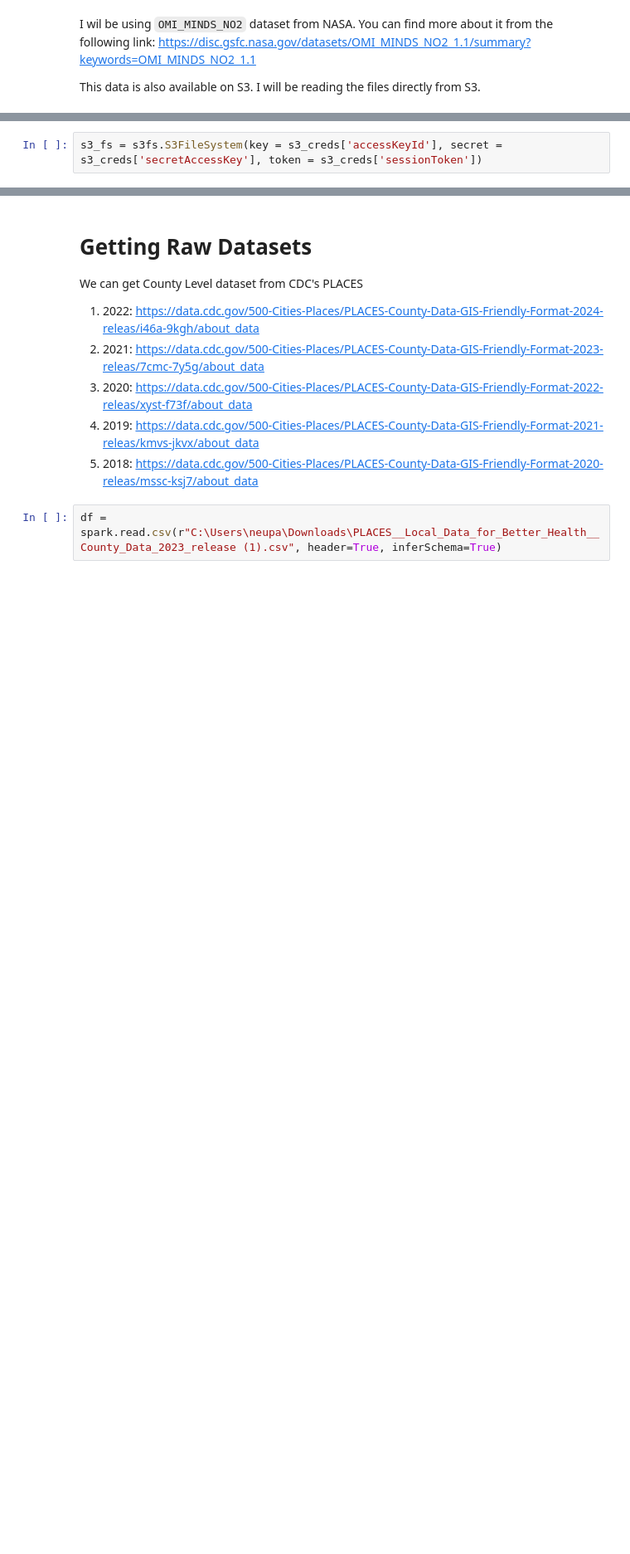
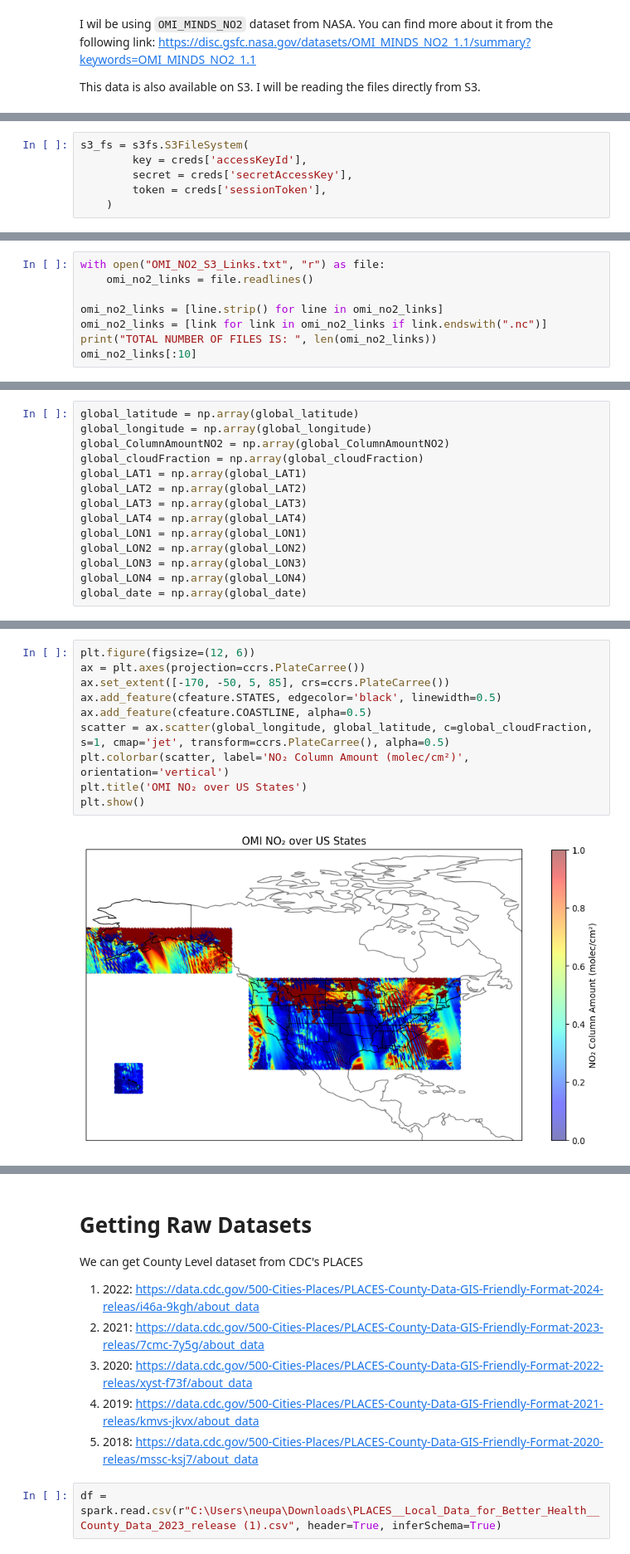
Before and after one commit to SujanNeupane42/NO2-vs-Traffic-Analysis-using-PySpark-and-GeoPandas, a Jupyter notebook: fetch_health_data.ipynb, the cells around one changed output, grey strips where cells are left out. Shown at 83% size. Saved outputs shown, nothing was run; the diff lists cells and outputs as text; blank space fills up the shorter version.

```diff
--- a/fetch_health_data.ipynb
+++ b/fetch_health_data.ipynb
@@ -78,2 +79,6 @@ import xarray as xr
 # %%
-s3_fs = s3fs.S3FileSystem(key = s3_creds['accessKeyId'], secret = s3_creds['secretAccessKey'], token = s3_creds['sessionToken'])
+s3_fs = s3fs.S3FileSystem(
+        key = creds['accessKeyId'],
+        secret = creds['secretAccessKey'],
+        token = creds['sessionToken'],
+    )
@@ -94,0 +97,8 @@ s3_fs
+# %%
+with open("OMI_NO2_S3_Links.txt", "r") as file:
+    omi_no2_links = file.readlines()
+
+omi_no2_links = [line.strip() for line in omi_no2_links]
+omi_no2_links = [link for link in omi_no2_links if link.endswith(".nc")]
+print("TOTAL NUMBER OF FILES IS: ", len(omi_no2_links))
+omi_no2_links[:10]
@@ -94,0 +210,14 @@ s3_fs
+# %%
+global_latitude = np.array(global_latitude)
+global_longitude = np.array(global_longitude)
+global_ColumnAmountNO2 = np.array(global_ColumnAmountNO2)
+global_cloudFraction = np.array(global_cloudFraction)
+global_LAT1 = np.array(global_LAT1)
+global_LAT2 = np.array(global_LAT2)
+global_LAT3 = np.array(global_LAT3)
+global_LAT4 = np.array(global_LAT4)
+global_LON1 = np.array(global_LON1)
+global_LON2 = np.array(global_LON2)
+global_LON3 = np.array(global_LON3)
+global_LON4 = np.array(global_LON4)
+global_date = np.array(global_date)
@@ -94,0 +253,12 @@ s3_fs
+# %%
+plt.figure(figsize=(12, 6))
+ax = plt.axes(projection=ccrs.PlateCarree())
+ax.set_extent([-170, -50, 5, 85], crs=ccrs.PlateCarree())
+ax.add_feature(cfeature.STATES, edgecolor='black', linewidth=0.5)
+ax.add_feature(cfeature.COASTLINE, alpha=0.5)
+scatter = ax.scatter(global_longitude, global_latitude, c=global_cloudFraction, s=1, cmap='jet', transform=ccrs.PlateCarree(), alpha=0.5)
+plt.colorbar(scatter, label='NO₂ Column Amount (molec/cm²)', orientation='vertical')
+plt.title('OMI NO₂ over US States')
+plt.show()
+# %% [output]
+[figure, added]
```
Also changed, not shown: parts of 26 cells of this notebook, 1 other file.
